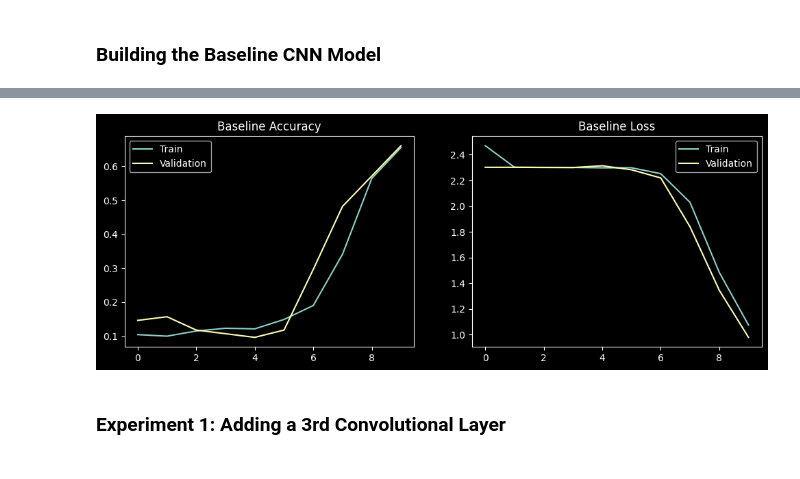
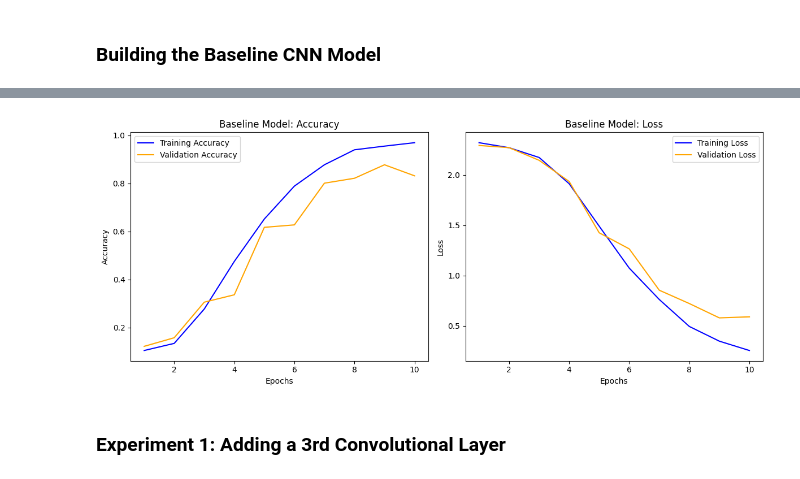
Before and after one commit to Alinakatiliute/BIM-Deep-Learning, a Jupyter notebook: Assignment 2.ipynb, the cells around one changed output, grey strips where cells are left out. Saved outputs shown, nothing was run; the diff lists cells and outputs as text; code cells hidden in the pictures.

```diff
--- a/Assignment 2.ipynb
+++ b/Assignment 2.ipynb
@@ -92,66 +165,78 @@ Classes found: ['0', '1', '2', '3', '4', '5', '6', '7', '8', '9']
 ### Building the Baseline CNN Model
 # %%
 import time
+import matplotlib.pyplot as plt
 from tensorflow.keras import layers, models
-import matplotlib.pyplot as plt
+from tensorflow.keras.optimizers import Adam
 
-print("Building the Baseline CNN Model...")
+print("--- BUILDING BASELINE MODEL ---")
 
 # 1. Define the Architecture
 baseline_model = models.Sequential([
-    # Step A: Normalize the RGB pixel values from 0-255 down to 0.0-1.0
     layers.Rescaling(1./255, input_shape=(128, 128, 3)),
-
-    # Step B: The CNN "Eyes" (Extracting visual patterns)
     layers.Conv2D(16, (3, 3), activation='relu'),
     layers.MaxPooling2D((2, 2)),
     layers.Conv2D(32, (3, 3), activation='relu'),
     layers.MaxPooling2D((2, 2)),
-
-    # Step C: The "Brain" (Making the final decision)
     layers.Flatten(),
     layers.Dense(64, activation='relu'),
-    layers.Dense(10, activation='softmax') # 10 output units for digits 0-9
+    layers.Dense(10, activation='softmax')
 ])
 
 # 2. Compile the Model
 baseline_model.compile(
-    optimizer='adam',
-    # We use 'sparse' because our labels are integers (0, 1, 2...), not one-hot arrays
+    optimizer=Adam(learning_rate=0.0005),
     loss='sparse_categorical_crossentropy',
-    metrics=['accuracy'])
+    metrics=['accuracy']
+)
 
 baseline_model.summary()
 
-print("\n🚀 Starting Training (and starting the clock!)...")
+# 3. Train the Model and Track Time
+print("\n🚀 Starting Baseline Training...")
+start_time = time.time()
 
-# 3. Train and Time the Model (The core requirement for the report!)
-start_time = time.time() # <-- Start Stopwatch
-
-history = baseline_model.fit(
-  train_ds,
-  validation_data=val_ds,
-  epochs=10 # Starting with 10 epochs for the baseline
+history_baseline = baseline_model.fit(
+    train_ds,
+    validation_data=val_ds,
+    epochs=10,
+    verbose=1
 )
 
-end_time = time.time() # <-- Stop Stopwatch
-elapsed_time = end_time - start_time
+elapsed_time = time.time() - start_time
 
 print(f"\n✅ Training Complete!")
-print(f"⏱️ Total Computational Cost (System Time): {elapsed_time:.2f} seconds")
+print(f"⏱️ Baseline Elapsed Training Time: {elapsed_time:.2f} seconds")
+print(f"🏆 Baseline Peak Val Accuracy: {max(history_baseline.history['val_accuracy']):.4f}")
 
-# 4. Plot the Results
-fig, (ax1, ax2) = plt.subplots(1, 2, figsize=(12, 4))
+# --- 4. GENERATE THE PLOT AUTOMATICALLY ---
+print("\n📊 Generating Plots...")
+acc = history_baseline.history['accuracy']
+val_acc = history_baseline.history['val_accuracy']
+loss = history_baseline.history['loss']
+val_loss = history_baseline.history['val_loss']
+epochs_range = range(1, len(acc) + 1)
 
-ax1.plot(history.history['accuracy'], label='Train')
-ax1.plot(history.history['val_accuracy'], label='Validation')
-ax1.set_title('Baseline Accuracy')
-ax1.legend()
+plt.figure(figsize=(12, 5))
 
-ax2.plot(history.history['loss'], label='Train')
-ax2.plot(history.history['val_loss'], label='Validation')
-ax2.set_title('Baseline Loss')
-ax2.legend()
+# Plot Accuracy
+plt.subplot(1, 2, 1)
+plt.plot(epochs_range, acc, label='Training Accuracy', color='blue')
+plt.plot(epochs_range, val_acc, label='Validation Accuracy', color='orange')
+plt.title('Baseline Model: Accuracy')
+plt.xlabel('Epochs')
+plt.ylabel('Accuracy')
+plt.legend()
 
+# Plot Loss
+plt.subplot(1, 2, 2)
+plt.plot(epochs_range, loss, label='Training Loss', color='blue')
+plt.plot(epochs_range, val_loss, label='Validation Loss', color='orange')
+plt.title('Baseline Model: Loss')
+plt.xlabel('Epochs')
+plt.ylabel('Loss')
+plt.legend()
+
+plt.tight_layout()
 plt.show()
 # %% [output]
@@ -175,4 +263,4 @@ _________________________________________________________________
-[figure, old version]
+[figure, new version]
 # %% [markdown]
 ### Experiment 1: Adding a 3rd Convolutional Layer
 # %%
```
Also changed, not shown: parts of 30 cells of this notebook.
